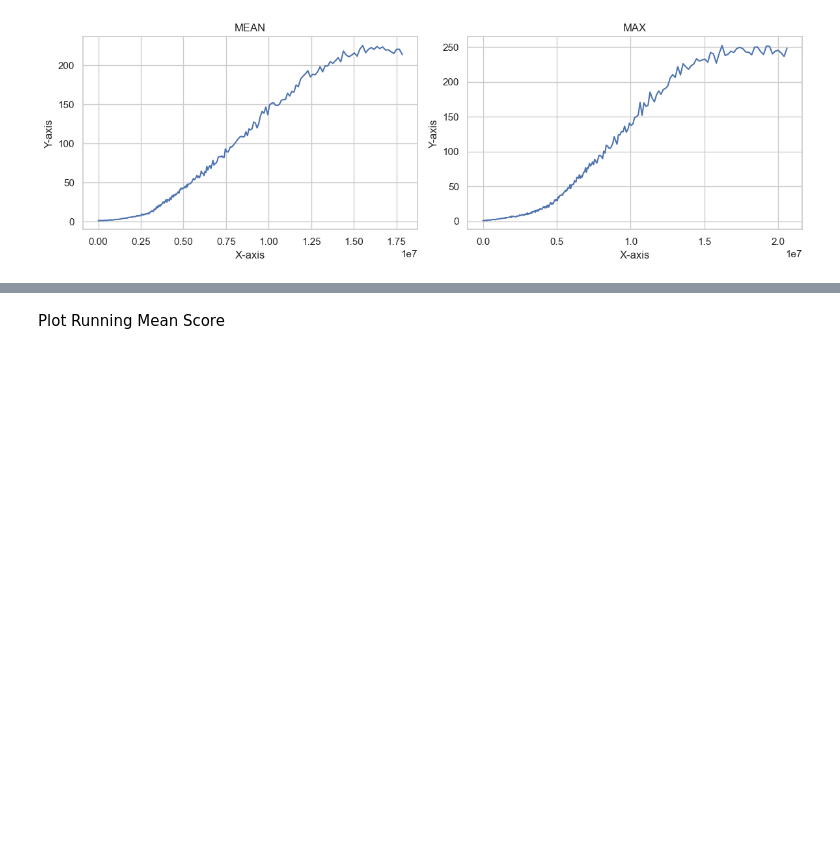
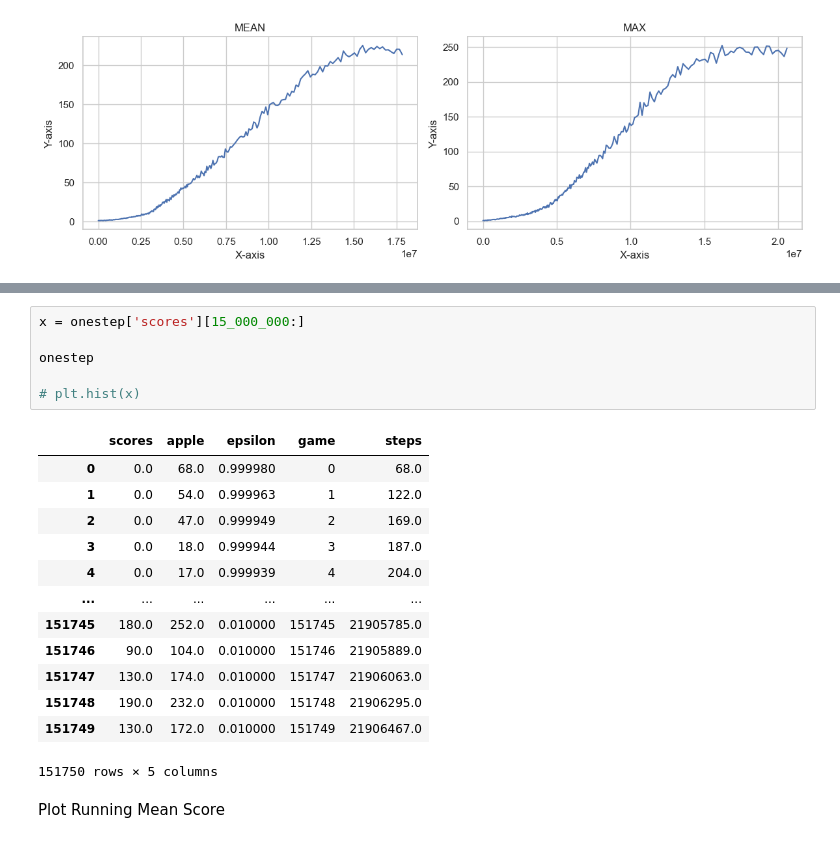
Before and after one commit to vietnhprivat/snake_ai, a Jupyter notebook: src/Classes/data_collection.ipynb, the cells around one changed output, grey strips where cells are left out. Saved outputs shown, nothing was run; the diff lists cells and outputs as text; blank space fills up the shorter version.

Commit message:
onestep_csv tilføjelse

```diff
--- a/src/Classes/data_collection.ipynb
+++ b/src/Classes/data_collection.ipynb
@@ -191,3 +197,23 @@ Text(0, 0.5, 'Y1 data')
+# %%
+x = onestep['scores'][15_000_000:]
+
+onestep
+
+# plt.hist(x)
+# %% [output]
+|  | scores | apple | epsilon | game | steps |
+| 0 | 0.0 | 68.0 | 0.999980 | 0 | 68.0 |
+| 1 | 0.0 | 54.0 | 0.999963 | 1 | 122.0 |
+| 2 | 0.0 | 47.0 | 0.999949 | 2 | 169.0 |
+| 3 | 0.0 | 18.0 | 0.999944 | 3 | 187.0 |
+| 4 | 0.0 | 17.0 | 0.999939 | 4 | 204.0 |
+| ... | ... | ... | ... | ... | ... |
+| 151745 | 180.0 | 252.0 | 0.010000 | 151745 | 21905785.0 |
+| 151746 | 90.0 | 104.0 | 0.010000 | 151746 | 21905889.0 |
+| 151747 | 130.0 | 174.0 | 0.010000 | 151747 | 21906063.0 |
+| 151748 | 190.0 | 232.0 | 0.010000 | 151748 | 21906295.0 |
+| 151749 | 130.0 | 172.0 | 0.010000 | 151749 | 21906467.0 |
+151750 rows × 5 columns
 # %% [markdown]
 Plot Running Mean Score
 # %%
```
Also changed, not shown: parts of 3 cells of this notebook, 4 other files.
